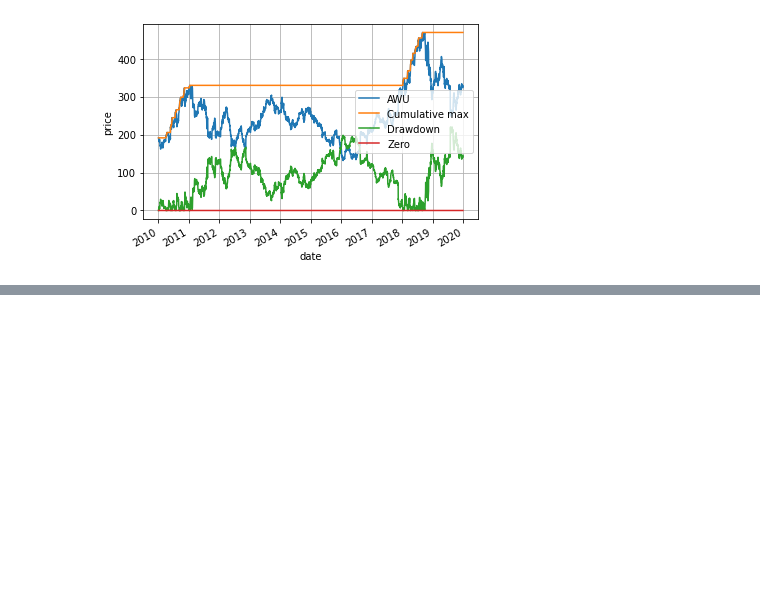
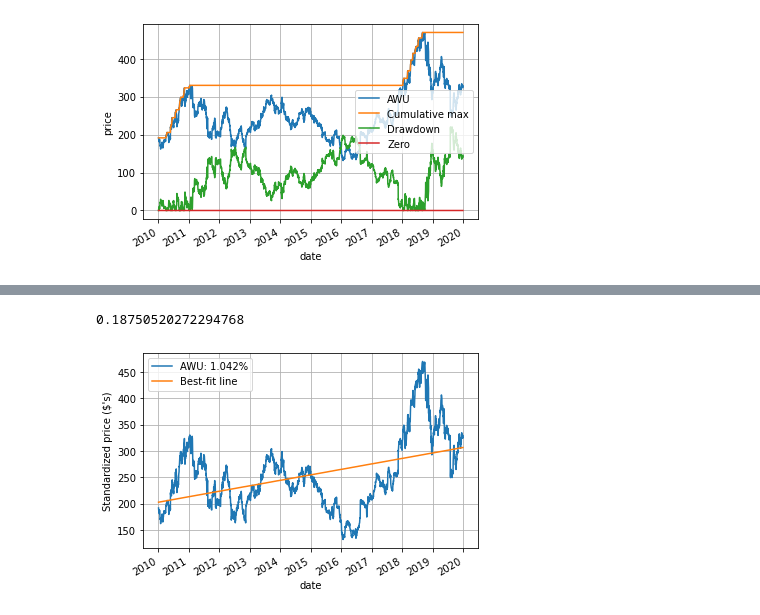
Before and after one commit to marctimjen/algorithmic-trading-with-python, a Jupyter notebook: scripts/plots/chapter 2.ipynb, the cells around one changed output, grey strips where cells are left out. Saved outputs shown, nothing was run; the diff lists cells and outputs as text; code cells hidden in the pictures; blank space fills up the shorter version.

```diff
--- a/scripts/plots/chapter 2.ipynb
+++ b/scripts/plots/chapter 2.ipynb
@@ -184,0 +238,23 @@ plot_function(stonks)
+# %%
+#  Figure 2.15:
+
+from sklearn.linear_model import LinearRegression
+
+
+t = np.arange(0, awu["close"].shape[0]).reshape(-1, 1)
+
+reg = LinearRegression().fit(t, awu["close"])
+r_sq = reg.score(t, awu["close"])
+print(r_sq)
+awu_vol = metrics.calculate_pure_profit_score(awu["close"])
+
+best_line = np.linspace(reg.intercept_, reg.coef_*t[-1]+reg.intercept_, len(awu["close"])).reshape(-1)
+best_line = pd.Series(best_line)
+best_line.index = [i for i in awu["close"].index]
+
+stonks = {f"AWU: {round(awu_vol*100, 3)}%": awu["close"],
+          "Best-fit line": best_line}
+plot_function(stonks, y_lab="Standardized price ($'s)")
+# %% [output]
+0.18750520272294768
+[figure, added]
```
Also changed, not shown: parts of 4 cells of this notebook, 1 other file.
